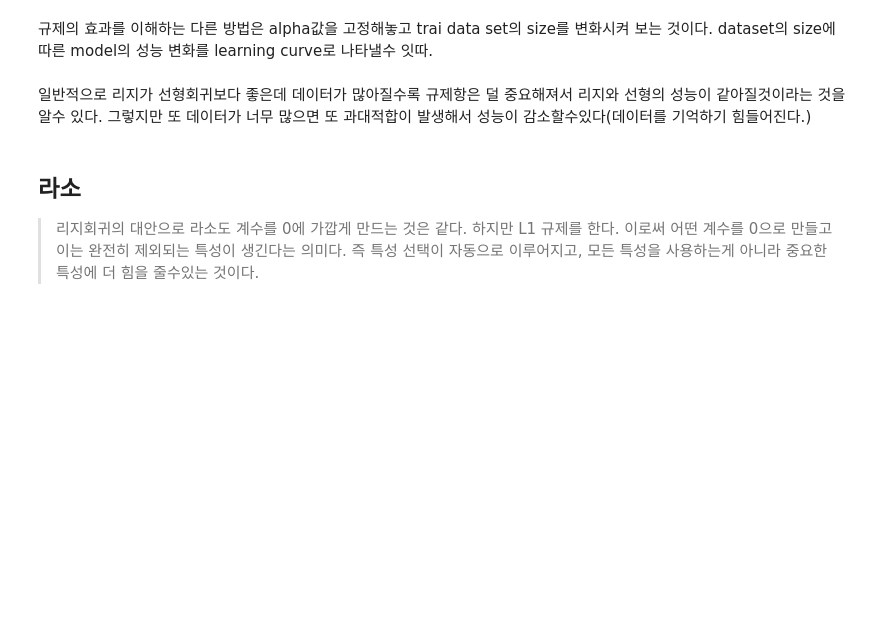
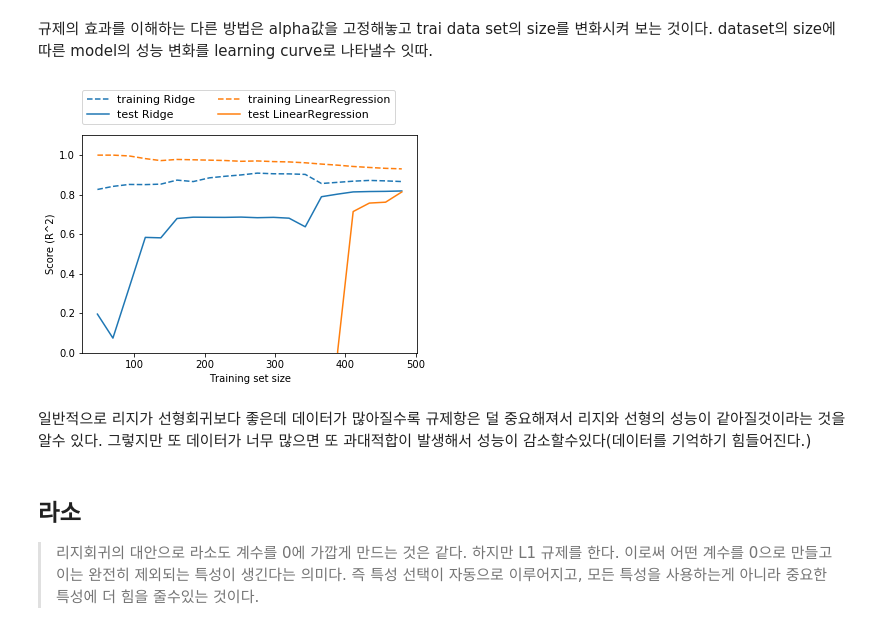
Before and after one commit to chihun-jang/..., a Jupyter notebook: datastudy/2) 지도학습.ipynb, the cells around one changed output. Drawn from its saved outputs; the diff is of its cells as text; code cells hidden in the pictures; blank space fills up the shorter version.

```diff
--- a/datastudy/2) 지도학습.ipynb
+++ b/datastudy/2) 지도학습.ipynb
@@ -382,5 +393,9 @@ NameError: name 'lr' is not defined
 # %% [markdown]
 규제의 효과를 이해하는 다른 방법은 alpha값을 고정해놓고 trai data set의 size를 변화시켜 보는 것이다. dataset의 size에 따른 model의 성능 변화를 learning curve로 나타낼수 잇따.
+# %%
+mglearn.plots.plot_ridge_n_samples()
+# %% [output]
+[figure, added]
 # %% [markdown]
 일반적으로 리지가 선형회귀보다 좋은데 데이터가 많아질수록 규제항은 덜 중요해져서 리지와 선형의 성능이 같아질것이라는 것을 알수 있다.
 그렇지만 또 데이터가 너무 많으면 또 과대적합이 발생해서 성능이 감소할수있다(데이터를 기억하기 힘들어진다.)
```
Also changed, not shown: parts of 40 cells of this notebook.
